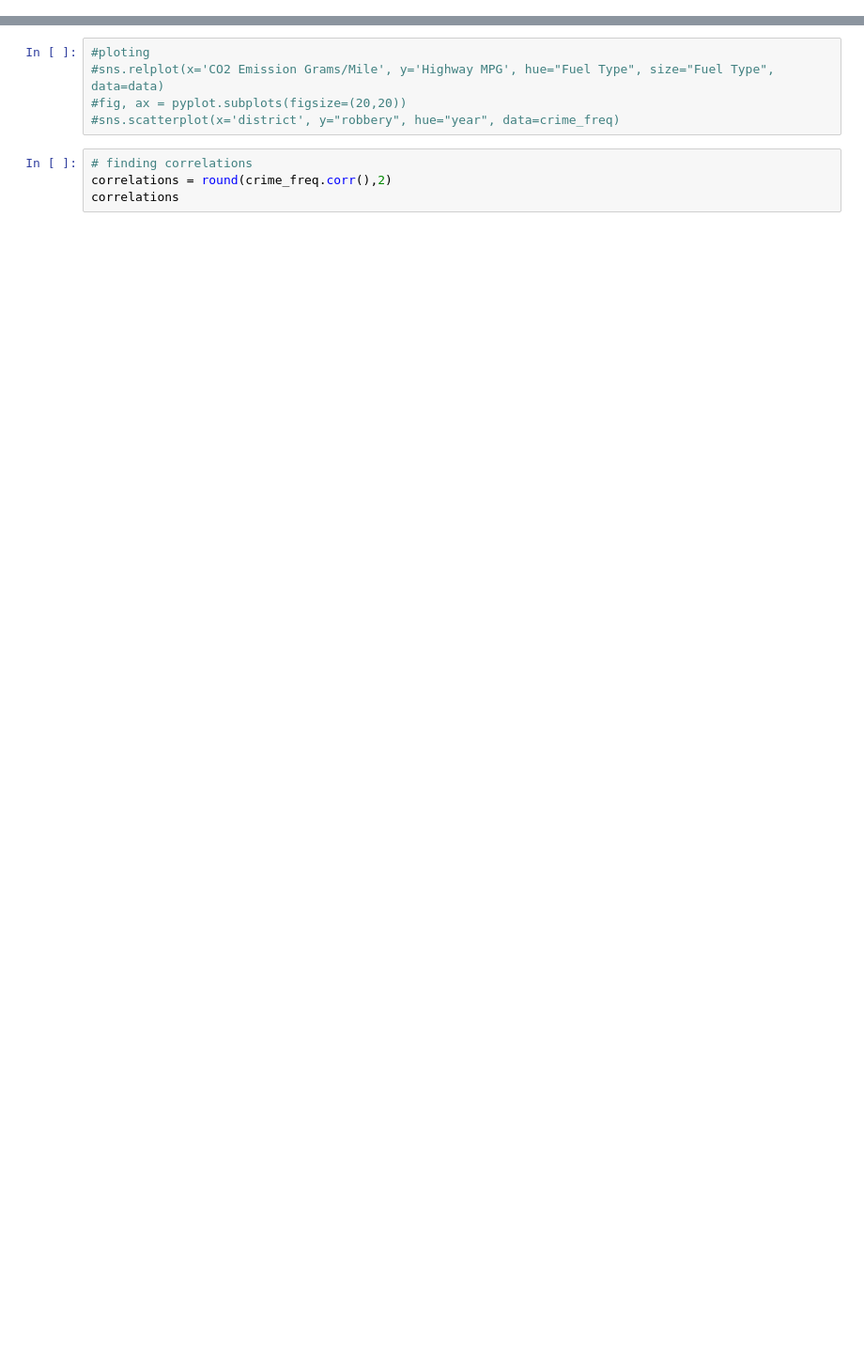
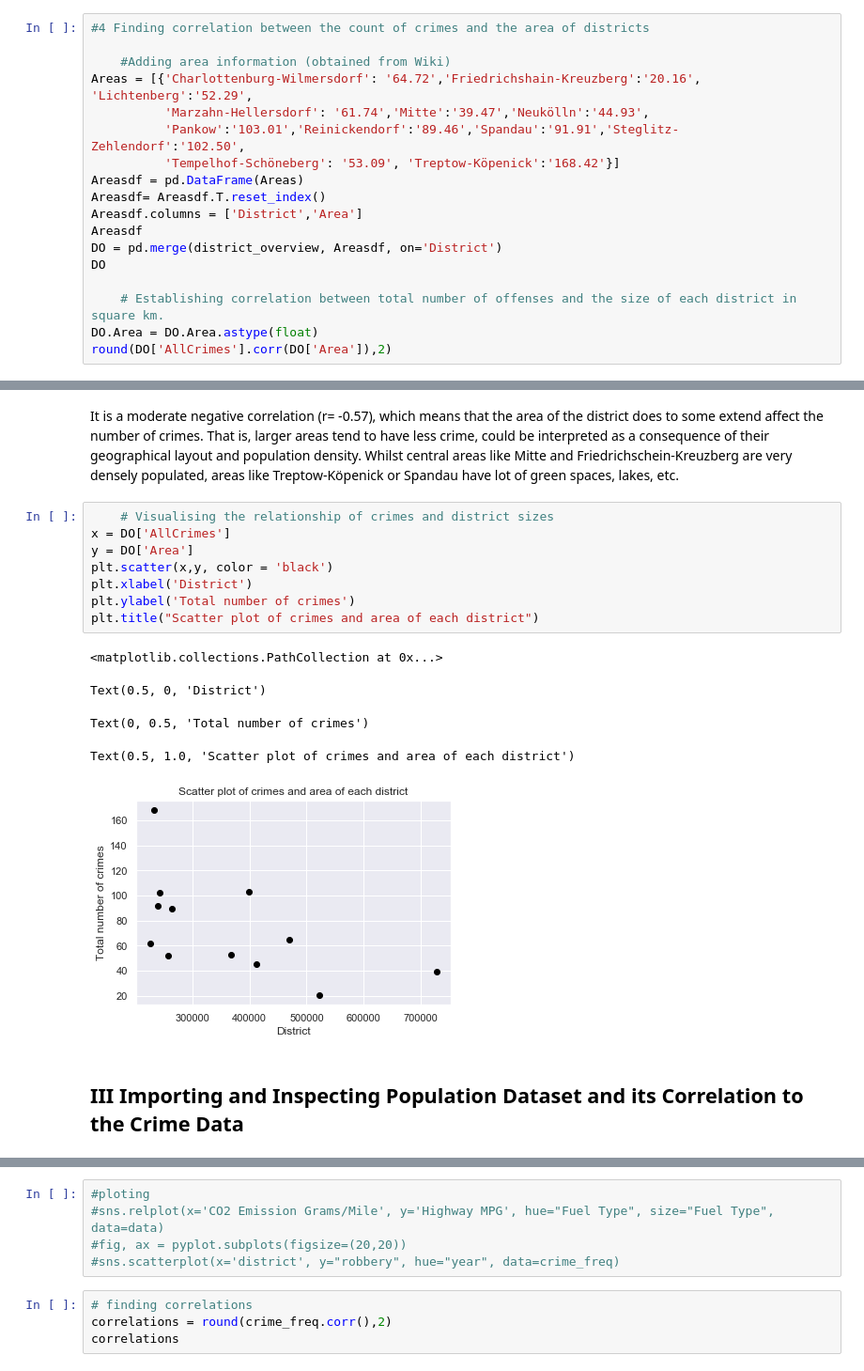
Before and after one commit to MilVas/Week-6-Project-Berlin-Crime, a Jupyter notebook: Milena.ipynb, the cells around one changed output, grey strips where cells are left out. Shown: that part at 94% size. Cells and saved outputs as stored; diff of their text form; blank space fills up the shorter version.

```diff
--- a/Milena.ipynb
+++ b/Milena.ipynb
@@ -487,0 +111,18 @@ KeyError: "None of [Index(['district', 'type'], dtype='object')] are in the [col
+# %%
+#4 Finding correlation between the count of crimes and the area of districts
+
+    #Adding area information (obtained from Wiki)
+Areas = [{'Charlottenburg-Wilmersdorf': '64.72','Friedrichshain-Kreuzberg':'20.16', 'Lichtenberg':'52.29',
+          'Marzahn-Hellersdorf': '61.74','Mitte':'39.47','Neukölln':'44.93',
+          'Pankow':'103.01','Reinickendorf':'89.46','Spandau':'91.91','Steglitz-Zehlendorf':'102.50',
+          'Tempelhof-Schöneberg': '53.09', 'Treptow-Köpenick':'168.42'}]
+Areasdf = pd.DataFrame(Areas)
+Areasdf= Areasdf.T.reset_index()
+Areasdf.columns = ['District','Area']
+Areasdf
+DO = pd.merge(district_overview, Areasdf, on='District')
+DO
+
+    # Establishing correlation between total number of offenses and the size of each district in square km.
+DO.Area = DO.Area.astype(float)
+round(DO['AllCrimes'].corr(DO['Area']),2)
@@ -487,0 +157,18 @@ KeyError: "None of [Index(['district', 'type'], dtype='object')] are in the [col
+# %% [markdown]
+It is a moderate negative correlation (r= -0.57), which means that the area of the district does to some extend affect the number of crimes. That is, larger areas tend to have less crime, could  be interpreted as a consequence of their geographical layout and population density. Whilst central areas like Mitte and Friedrichschein-Kreuzberg are very densely populated, areas like Treptow-Köpenick or Spandau have lot of green spaces, lakes, etc.
+# %%
+    # Visualising the relationship of crimes and district sizes
+x = DO['AllCrimes']
+y = DO['Area']
+plt.scatter(x,y, color = 'black')
+plt.xlabel('District')
+plt.ylabel('Total number of crimes')
+plt.title("Scatter plot of crimes and area of each district")
+# %% [output]
+<matplotlib.collections.PathCollection at 0x...>
+Text(0.5, 0, 'District')
+Text(0, 0.5, 'Total number of crimes')
+Text(0.5, 1.0, 'Scatter plot of crimes and area of each district')
+[figure, added]
+# %% [markdown]
+## III Importing and Inspecting Population Dataset and its Correlation to the Crime Data
```
Also changed, not shown: parts of 77 cells of this notebook, 1 other file.
